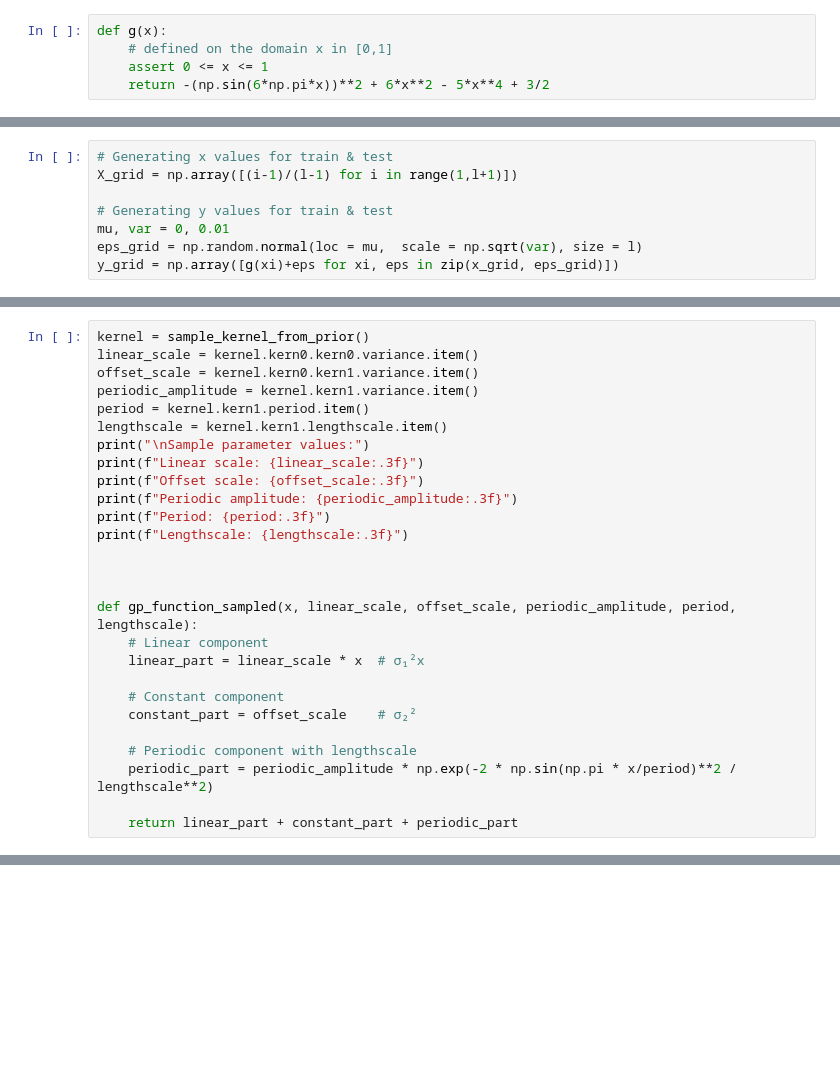
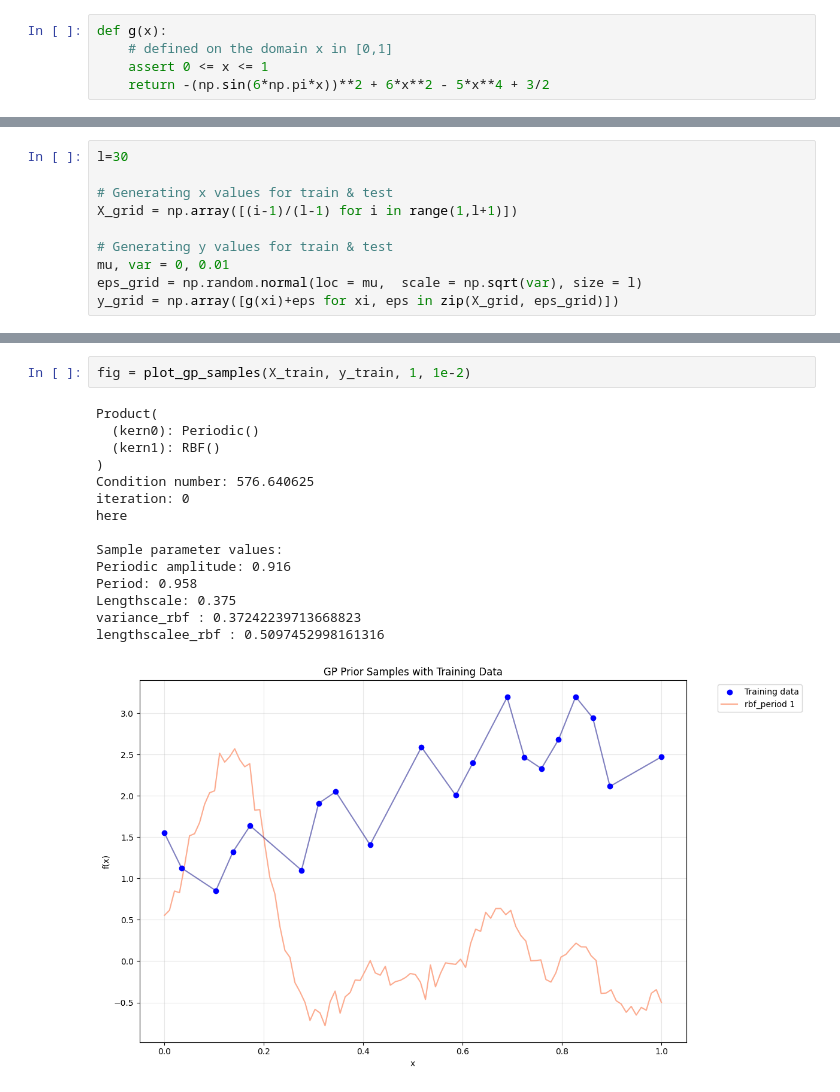
Before and after one commit to christianjensen2903/probabilistic-machine-learning, a Jupyter notebook: project/B.ipynb, the cells around one changed output, grey strips where cells are left out. Saved outputs shown, nothing was run; the diff lists cells and outputs as text; blank space fills up the shorter version.

```diff
--- a/project/B.ipynb
+++ b/project/B.ipynb
@@ -37,11 +24,13 @@ l=30
 # %%
+l=30
+
 # Generating x values for train & test
 X_grid = np.array([(i-1)/(l-1) for i in range(1,l+1)])
 
 # Generating y values for train & test
 mu, var = 0, 0.01
 eps_grid = np.random.normal(loc = mu,  scale = np.sqrt(var), size = l)
-y_grid = np.array([g(xi)+eps for xi, eps in zip(x_grid, eps_grid)])
+y_grid = np.array([g(xi)+eps for xi, eps in zip(X_grid, eps_grid)])
 # %%
 all_indices = np.arange(30)
 train_indices = np.sort(np.random.choice(all_indices, size=20, replace=False))
@@ -165,27 +44,0 @@ failed: Added jitter gp: 10
-# %%
-kernel = sample_kernel_from_prior()
-linear_scale = kernel.kern0.kern0.variance.item()
-offset_scale = kernel.kern0.kern1.variance.item()
-periodic_amplitude = kernel.kern1.variance.item()
-period = kernel.kern1.period.item()
-lengthscale = kernel.kern1.lengthscale.item()
-print("\nSample parameter values:")
-print(f"Linear scale: {linear_scale:.3f}")
-print(f"Offset scale: {offset_scale:.3f}")
-print(f"Periodic amplitude: {periodic_amplitude:.3f}")
-print(f"Period: {period:.3f}")
-print(f"Lengthscale: {lengthscale:.3f}")
-
-
-
-def gp_function_sampled(x, linear_scale, offset_scale, periodic_amplitude, period, lengthscale):
-    # Linear component
-    linear_part = linear_scale * x  # σ₁²x
-
-    # Constant component
-    constant_part = offset_scale    # σ₂²
-
-    # Periodic component with lengthscale
-    periodic_part = periodic_amplitude * np.exp(-2 * np.sin(np.pi * x/period)**2 / lengthscale**2)
-
-    return linear_part + constant_part + periodic_part
@@ -219,0 +218,18 @@ plt.show()
+# %%
+fig = plot_gp_samples(X_train, y_train, 1, 1e-2)
+# %% [output]
+Product(
+  (kern0): Periodic()
+  (kern1): RBF()
+)
+Condition number: 576.640625
+iteration: 0
+here
+
+Sample parameter values:
+Periodic amplitude: 0.916
+Period: 0.958
+Lengthscale: 0.375
+variance_rbf : 0.37242239713668823
+lengthscalee_rbf : 0.5097452998161316
+[figure, added]
```
Also changed, not shown: parts of 12 cells of this notebook, 5 other files.
